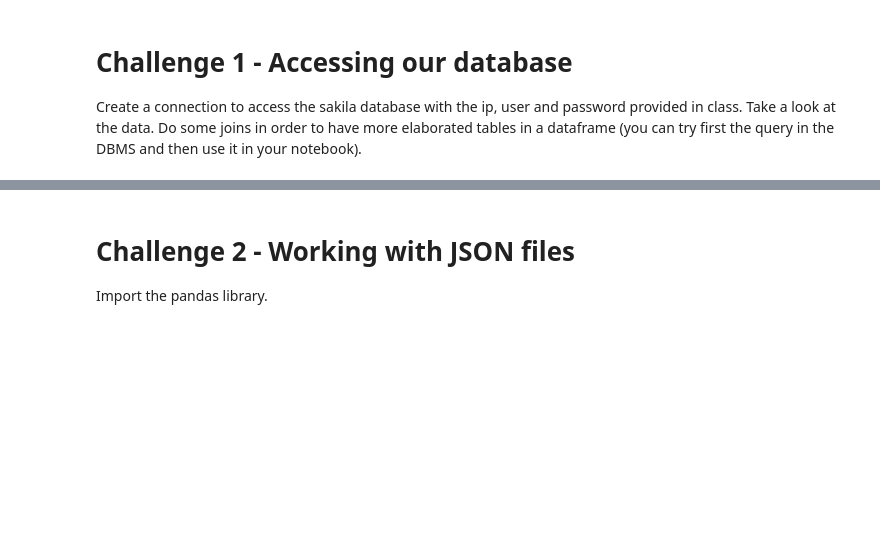
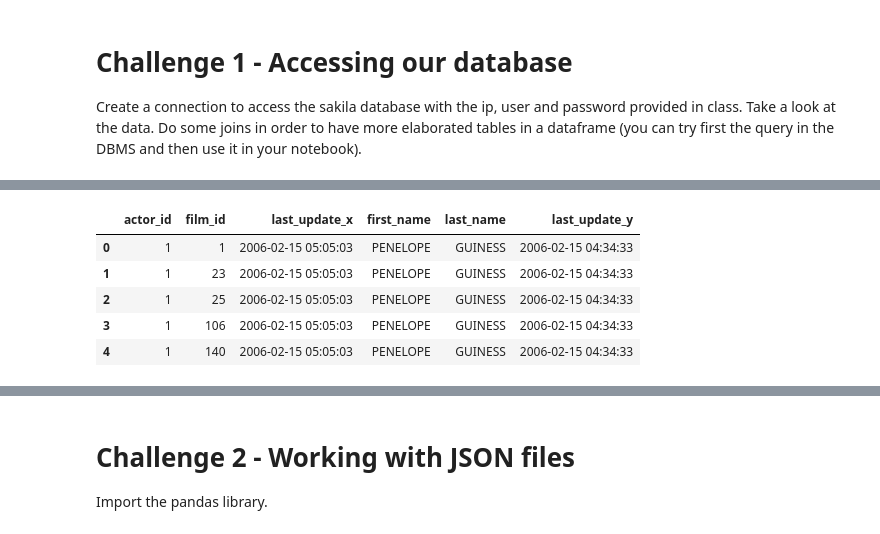
Before and after one commit to ta-data-bcn/lab-import-export, a Jupyter notebook: your-code/main.ipynb, the cells around one changed output, grey strips where cells are left out. Cells and saved outputs as stored; diff of their text form; code cells hidden in the pictures; blank space fills up the shorter version.

```diff
--- a/your-code/main.ipynb
+++ b/your-code/main.ipynb
@@ -23,0 +30,3 @@ NameError: name 'connection_string' is not defined
+# %%
+actor = pd.read_sql(query1, engine)
+actor.head()
@@ -23,0 +40,3 @@ NameError: name 'connection_string' is not defined
+# %%
+actor_film = pd.read_sql(query2, engine)
+actor_film.head()
@@ -23,0 +60,10 @@ NameError: name 'connection_string' is not defined
+# %%
+actor_film_names = actor_film.merge(actor, how= "inner", on = "actor_id")
+actor_film_names.head()
+# %% [output]
+|  | actor_id | film_id | last_update_x | first_name | last_name | last_update_y |
+| 0 | 1 | 1 | 2006-02-15 05:05:03 | PENELOPE | GUINESS | 2006-02-15 04:34:33 |
+| 1 | 1 | 23 | 2006-02-15 05:05:03 | PENELOPE | GUINESS | 2006-02-15 04:34:33 |
+| 2 | 1 | 25 | 2006-02-15 05:05:03 | PENELOPE | GUINESS | 2006-02-15 04:34:33 |
+| 3 | 1 | 106 | 2006-02-15 05:05:03 | PENELOPE | GUINESS | 2006-02-15 04:34:33 |
+| 4 | 1 | 140 | 2006-02-15 05:05:03 | PENELOPE | GUINESS | 2006-02-15 04:34:33 |
```
Also changed, not shown: parts of 7 cells of this notebook.
